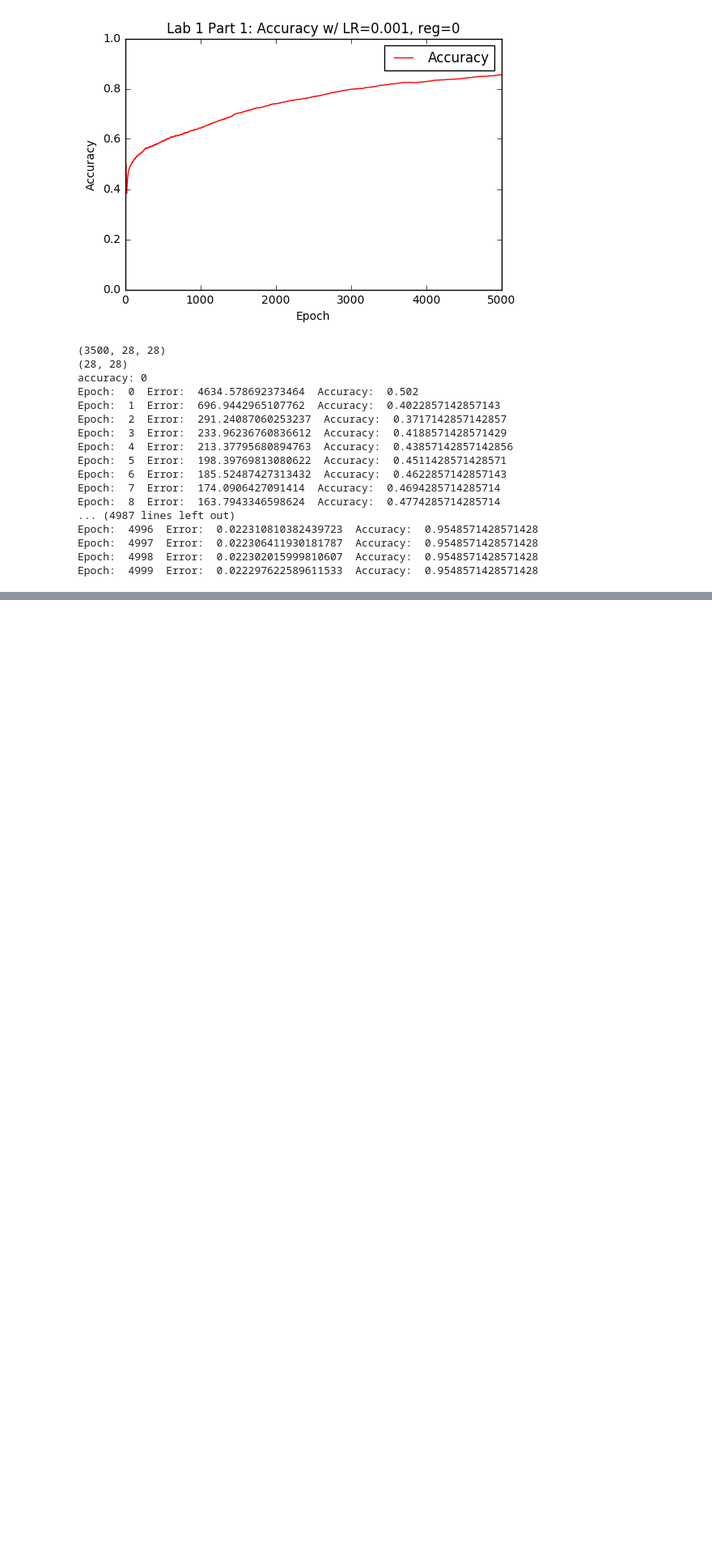
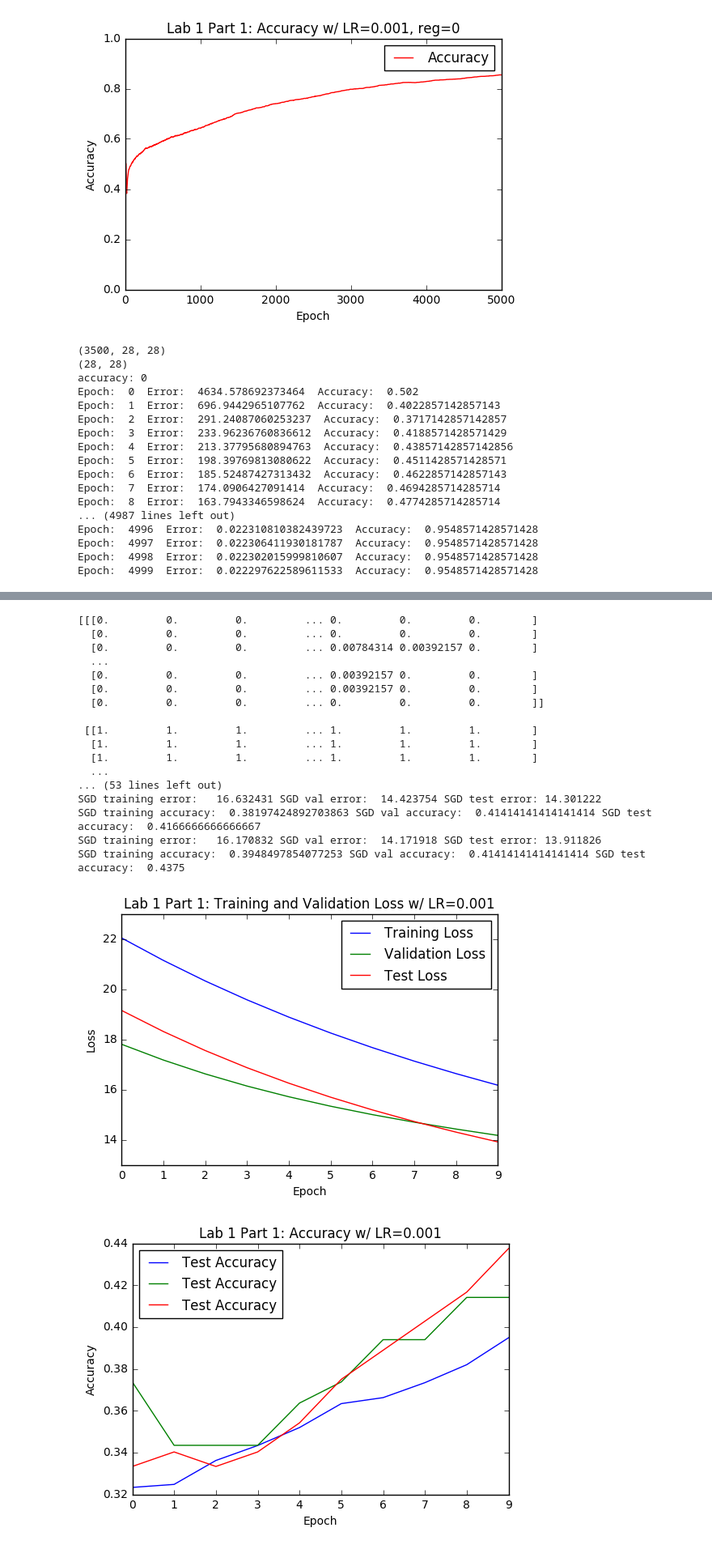
Before and after one commit to byJunKim/ECE421, a Jupyter notebook: LAB1/temp.ipynb, the cells around one changed output, grey strips where cells are left out. Shown at 81% size. Cells and saved outputs as stored; diff of their text form; code cells hidden in the pictures; blank space fills up the shorter version.

```diff
--- a/LAB1/temp.ipynb
+++ b/LAB1/temp.ipynb
@@ -505,0 +551,22 @@ SGD training error:   8.084662 SGD val error:  7.589758 SGD test error:   6.4237
+# %%
+buildGraph(lossType= "MSE", optimizer = "Adam", batch_size = 700, beta1 = 0.9, beta2 = 0.999, epsilon = 1e-8)
+# %% [output]
+[[[0.         0.         0.         ... 0.         0.         0.        ]
+  [0.         0.         0.         ... 0.         0.         0.        ]
+  [0.         0.         0.         ... 0.00784314 0.00392157 0.        ]
+  ...
+  [0.         0.         0.         ... 0.00392157 0.         0.        ]
+  [0.         0.         0.         ... 0.00392157 0.         0.        ]
+  [0.         0.         0.         ... 0.         0.         0.        ]]
+
+ [[1.         1.         1.         ... 1.         1.         1.        ]
+  [1.         1.         1.         ... 1.         1.         1.        ]
+  [1.         1.         1.         ... 1.         1.         1.        ]
+  ...
+... (53 lines left out)
+SGD training error:   16.632431 SGD val error:  14.423754 SGD test error: 14.301222
+SGD training accuracy:  0.38197424892703863 SGD val accuracy:  0.41414141414141414 SGD test accuracy:  0.4166666666666667
+SGD training error:   16.170832 SGD val error:  14.171918 SGD test error: 13.911826
+SGD training accuracy:  0.3948497854077253 SGD val accuracy:  0.41414141414141414 SGD test accuracy:  0.4375
+[figure, added]
+[figure, added]
```
Also changed, not shown: parts of 10 cells of this notebook.
